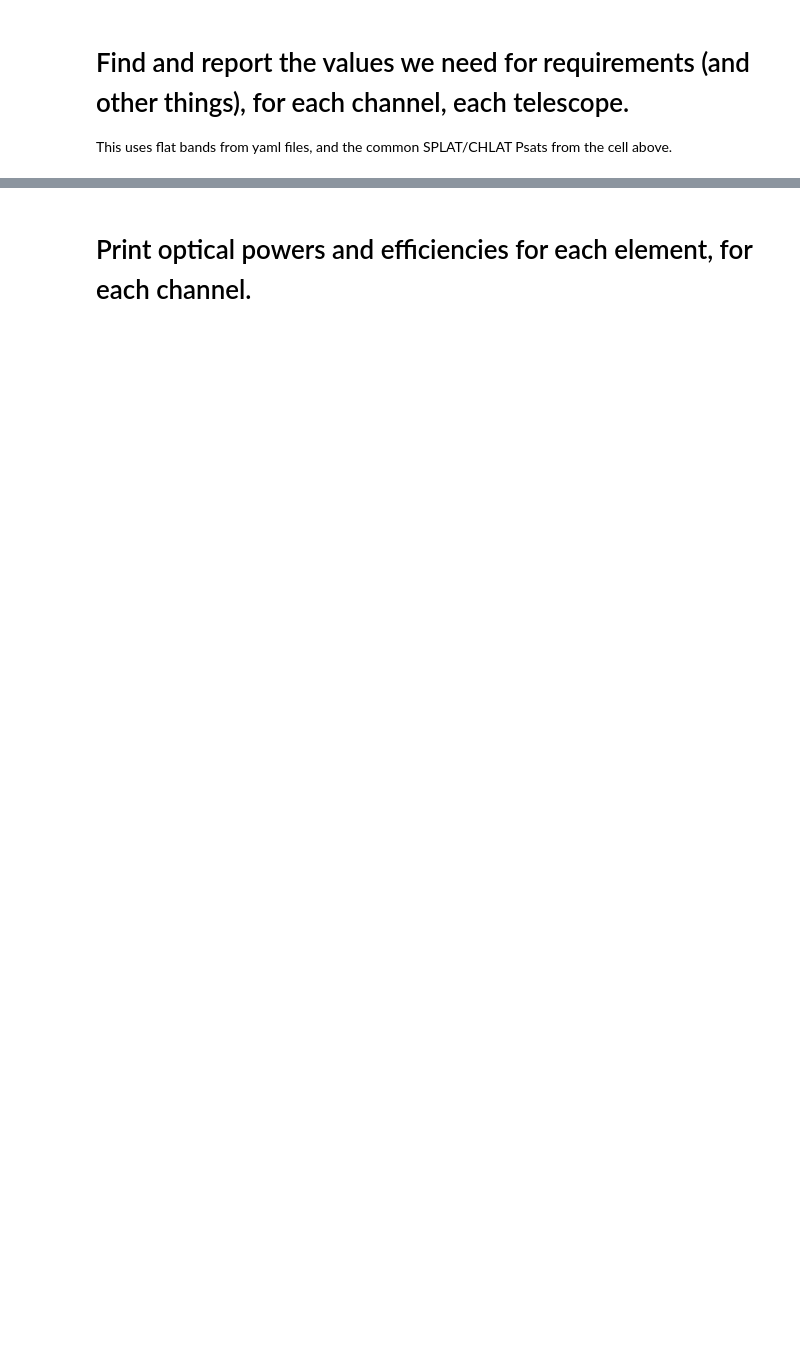
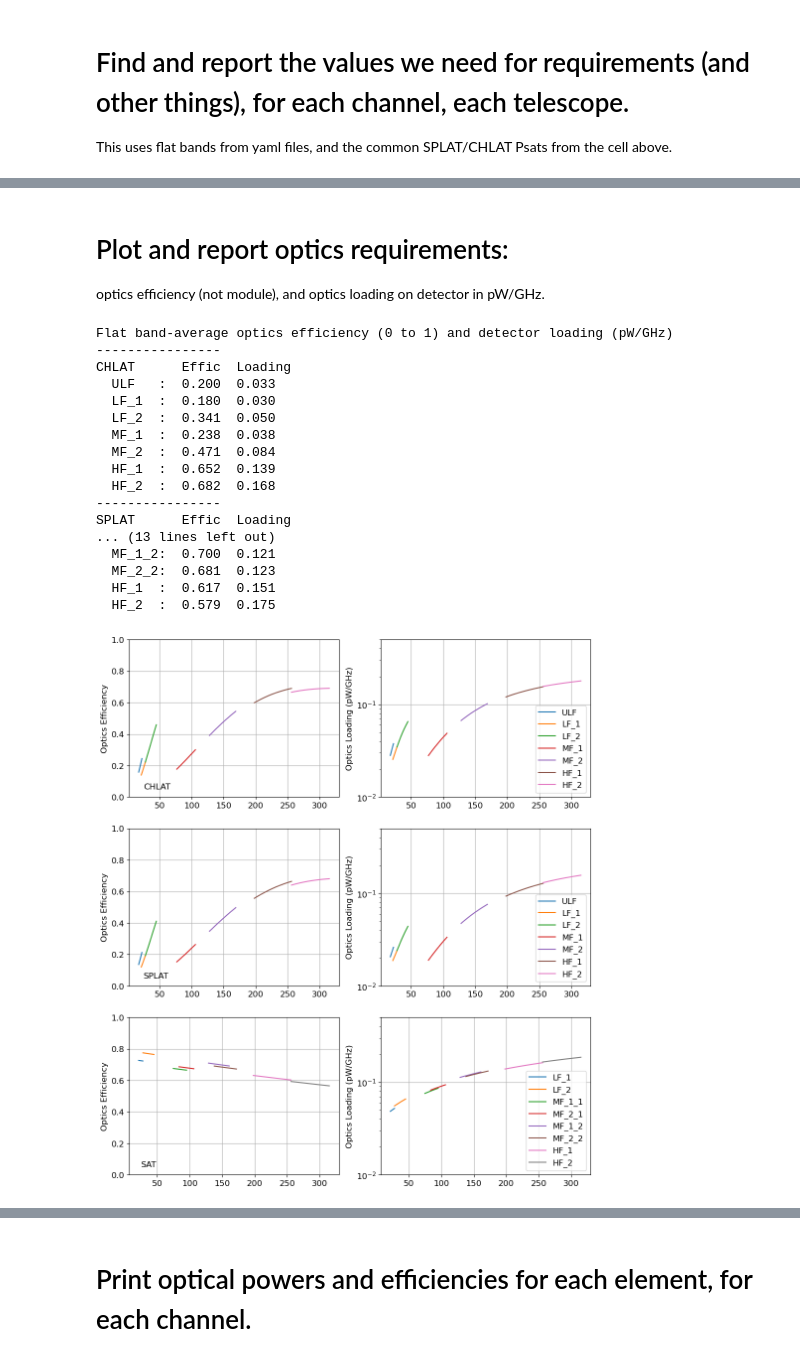
Before and after one commit to CMB-S4/bolo_calc_runs, a Jupyter notebook: jbolo/PBDR_2023/PBDR_2023.ipynb, the cells around one changed output, grey strips where cells are left out. Cells and saved outputs as stored; diff of their text form; code cells hidden in the pictures; blank space fills up the shorter version.

```diff
--- a/jbolo/PBDR_2023/PBDR_2023.ipynb
+++ b/jbolo/PBDR_2023/PBDR_2023.ipynb
@@ -475,0 +510,62 @@ Total:
+# %% [markdown]
+# Plot and report optics requirements:
+optics efficiency (not module), and optics loading on detector in pW/GHz.
+# %%
+plt.rcParams.update({'font.size': 12})
+plt.rcParams['figure.figsize'] = [12,14]
+
+nn = 1  # index for left hand plot
+mm = 2  # index for right hand plot
+
+print('Flat band-average optics efficiency (0 to 1) and detector loading (pW/GHz)')
+for tel in indata.keys():
+    print('----------------')
+    print(tel.ljust(6),'    Effic  Loading')
+    for ch in sims[tel]['channels'].keys():
+        #
+        plt.subplot(3,2,nn)
+        nuvec = sims[tel]['outputs'][ch]['nu']
+        optics_effic = sims[tel]['outputs'][ch]['optics_effic_total']
+        optics_loading = 1e21*sims[tel]['outputs'][ch]['optics_Pnu_total']
+        plt.plot(nuvec,optics_effic,label=ch)
+        #
+        plt.subplot(3,2,mm)
+        plt.semilogy(nuvec,optics_loading,label=ch)
+
+        print('  {0:6s}:  {1:4.3f}  {2:4.3f}'.format(ch,np.mean(optics_effic),np.mean(optics_loading)))
+
+
+    plt.subplot(3,2,nn)
+    plt.ylim(0,1.0)
+    plt.ylabel('Optics Efficiency')
+    plt.text(25,0.05,tel)
+    #plt.legend()
+    plt.grid()
+
+    plt.subplot(3,2,mm)
+    plt.ylim(0.01,0.5)
+    plt.ylabel('Optics Loading (pW/GHz)')
+    plt.legend(loc='lower right')
+    plt.grid()
+
+    nn = nn+2
+    mm = mm+2
+# %% [output]
+Flat band-average optics efficiency (0 to 1) and detector loading (pW/GHz)
+----------------
+CHLAT      Effic  Loading
+  ULF   :  0.200  0.033
+  LF_1  :  0.180  0.030
+  LF_2  :  0.341  0.050
+  MF_1  :  0.238  0.038
+  MF_2  :  0.471  0.084
+  HF_1  :  0.652  0.139
+  HF_2  :  0.682  0.168
+----------------
+SPLAT      Effic  Loading
+... (13 lines left out)
+  MF_1_2:  0.700  0.121
+  MF_2_2:  0.681  0.123
+  HF_1  :  0.617  0.151
+  HF_2  :  0.579  0.175
+[figure, added]
```
Also changed, not shown: parts of 30 cells of this notebook, 4 other files.
